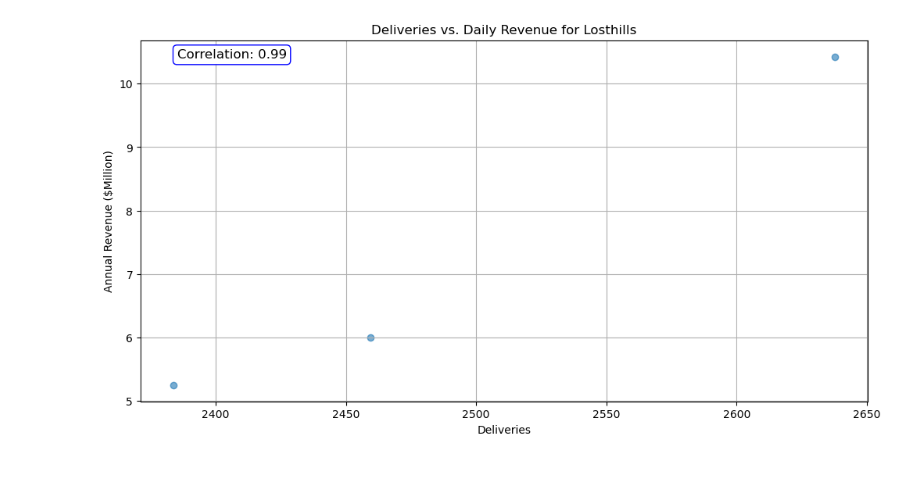
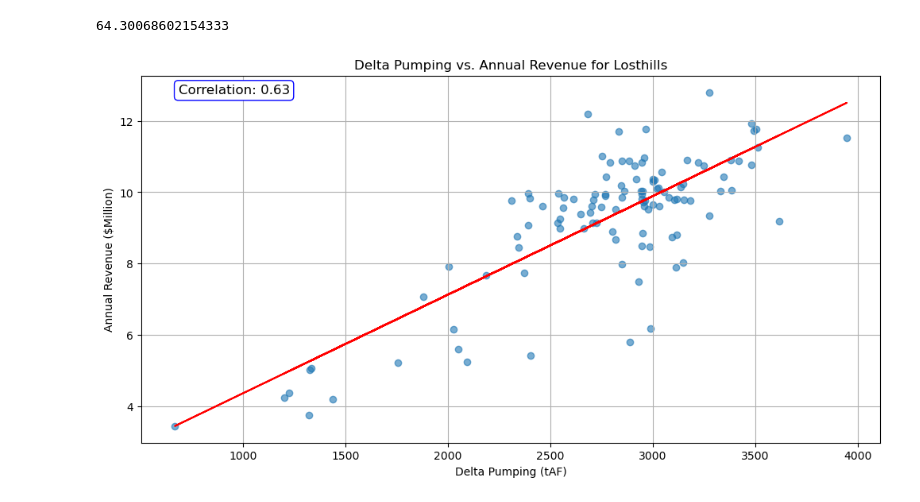
Before and after one commit to dlkency/CALFEWS_waterFutures, a Jupyter notebook: postprocess_district_rev.ipynb, the cells around one changed output. Cells and saved outputs as stored; diff of their text form; code cells hidden in the pictures; blank space fills up the shorter version.

```diff
--- a/postprocess_district_rev.ipynb
+++ b/postprocess_district_rev.ipynb
@@ -70,8 +122,12 @@ total.plot()
+# %%
+y_max
+# %% [output]
+64.30068602154333
 # %%
 #######basis risk for lost Hills irrigation district###########################
 ###############################################################################
-output_folder = "results/1_2024/"
-# output_folder = "results/110_year/"
+# output_folder = "results/1_2024/"
+output_folder = "results/110_year/"
 # output_folder = "results/short_test/"
 output_file = output_folder + 'results.hdf5'
 datDaily = get_results_sensitivity_number_outside_model(output_file, '')
@@ -79,37 +135,38 @@ daily_pump_data = datDaily.loc[:,['delta_HRO_pump', 'delta_TRP_pump']]
 daily_pump_data['total_pump'] = daily_pump_data['delta_HRO_pump']   # only get water from SWP (HRO)
 yearly_pump_data = daily_pump_data.resample('AS-OCT').sum()
 yearly_pump_data = yearly_pump_data['total_pump']
 
-revenue_file = 'calfews_src/postprocess/losthills_daily_revenue_syn_1_2024.csv'
-# revenue_file = 'calfews_src/postprocess/losthills_daily_revenue_110.csv'
+# revenue_file = 'calfews_src/postprocess/losthills_daily_revenue_syn_1_2024.csv'
+revenue_file = 'calfews_src/postprocess/losthills_daily_revenue_110.csv'
 # revenue_file = 'calfews_src/postprocess/losthills_daily_revenue.csv'
 losthills_daily_revenue = pd.read_csv(revenue_file, index_col=0, parse_dates=True)
 losthills_Y_revenue = losthills_daily_revenue.resample('AS-OCT').last()
 # losthills_Y_revenue
 aligned_data = losthills_Y_revenue.join(yearly_pump_data, how='inner')
 x = aligned_data['total_pump']
 y = aligned_data.iloc[:, 0]
 
 # Calculate the linear fit
 slope, intercept = np.polyfit(x, y, 1)
 line = slope * x + intercept  # This is the line equation
 
 # Plotting
 plt.figure(figsize=(12, 6))
 plt.scatter(x, y, alpha=0.6,)
-# plt.plot(x, line, 'r-', label=f'Fit line: y={slope:.2f}x + {intercept:.2f}')
-plt.title(f"Deliveries vs. Daily Revenue for Losthills")
-plt.xlabel("Deliveries")
+plt.plot(x, line, 'r-', label=f'Fit line: y={slope:.2f}x + {intercept:.2f}')
+plt.title(f"Delta Pumping vs. Annual Revenue for Losthills")
+plt.xlabel("Delta Pumping (tAF)")
 plt.ylabel("Annual Revenue ($Million)")
 plt.grid(True)
 # plt.legend()
 
 
 #use numpy to calculate the correlation coefficient as a visual indicator
 corr_coef = np.corrcoef(x, y)[0, 1]
-plt.annotate(f"Correlation: {corr_coef:.2f}", xy=(0.05, 0.95), xycoords='axes fraction',
+r_squared = corr_coef ** 2
+plt.annotate(f"Correlation: {r_squared:.2f}", xy=(0.05, 0.95), xycoords='axes fraction',
              fontsize=12, bbox=dict(boxstyle="round,pad=0.3", edgecolor='b', facecolor='white'))
 
 plt.show()
 # %% [output]
-[figure, old version]
+[figure, new version]
```
Also changed, not shown: parts of 12 cells of this notebook, 25 other files.
